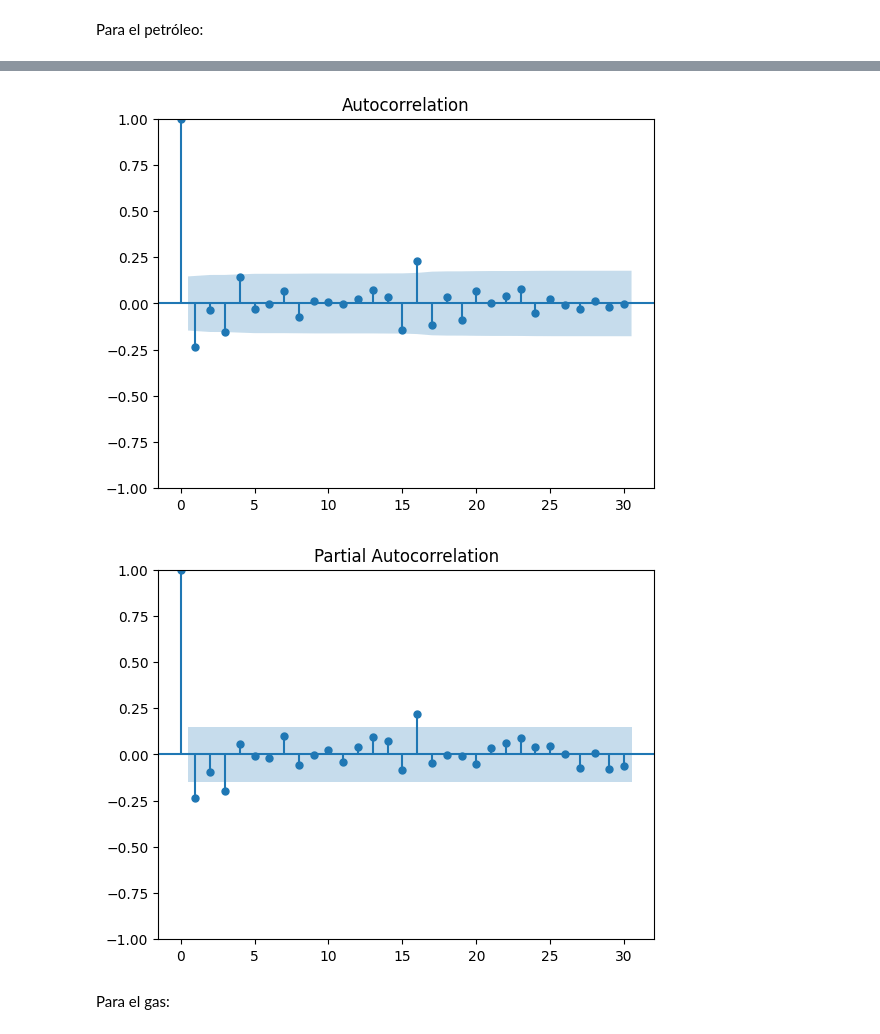
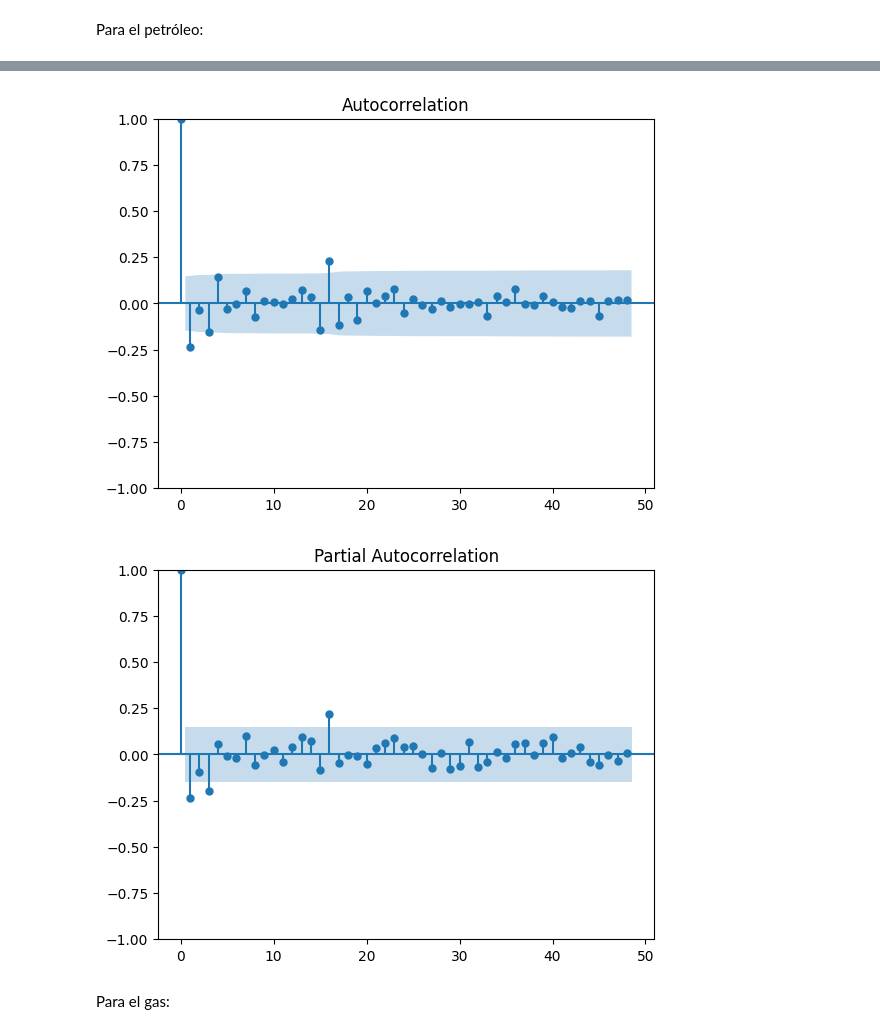
Before and after one commit to contepablod/ML_Bourbaki, a Jupyter notebook: Semana4/ARIMA_vs_Prophet_vs_LSTM.ipynb, the cells around one changed output, grey strips where cells are left out. Saved outputs shown, nothing was run; the diff lists cells and outputs as text; code cells hidden in the pictures.

```diff
--- a/Semana4/ARIMA_vs_Prophet_vs_LSTM.ipynb
+++ b/Semana4/ARIMA_vs_Prophet_vs_LSTM.ipynb
@@ -327,4 +347,6 @@ Los datos son estacionarios.
 #### ACF y PACF
 # %% [markdown]
 Para el petróleo:
+# %%
+lag=48
 # %%
@@ -337,10 +359,10 @@ plt.show()
 # %%
-plot_acf(df["1a_diffoil"].dropna(), lags=30)
-plot_pacf(df["1a_diffoil"].dropna(), lags=30)
+plot_acf(df["1a_diffoil"].dropna(), lags=lag)
+plot_pacf(df["1a_diffoil"].dropna(), lags=lag)
 plt.show()
 # %% [output]
-[figure, old version]
+[figure, new version]
-[figure, old version]
+[figure, new version]
 # %% [markdown]
 Para el gas:
 # %%
```
Also changed, not shown: parts of 46 cells of this notebook, 1 other file.
